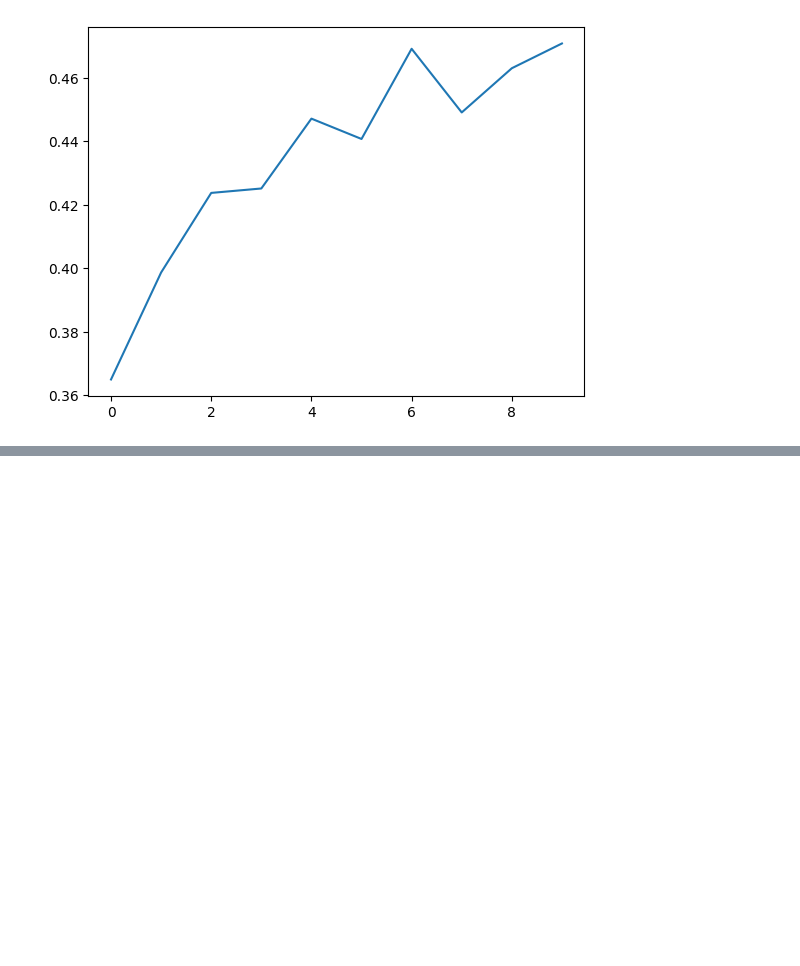
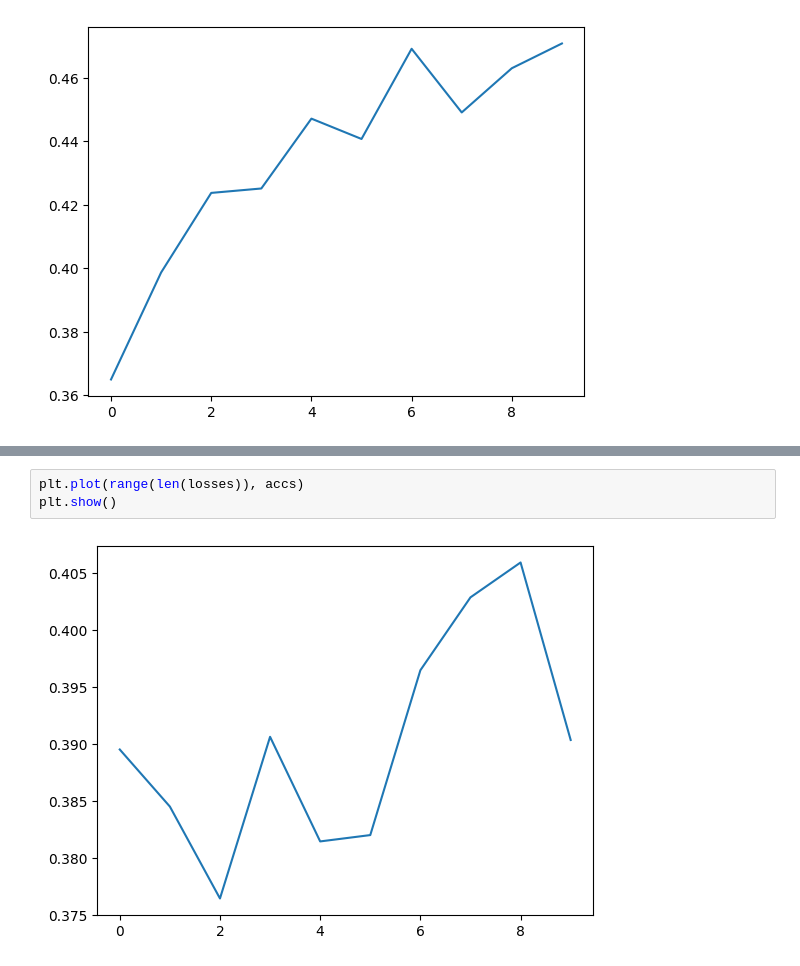
Before and after one commit to coolwuzizai/Emotion-AL, a Jupyter notebook: src/test.ipynb, the cells around one changed output, grey strips where cells are left out. Saved outputs shown, nothing was run; the diff lists cells and outputs as text; blank space fills up the shorter version.

```diff
--- a/src/test.ipynb
+++ b/src/test.ipynb
@@ -473,0 +495,5 @@ plt.show()
+# %%
+plt.plot(range(len(losses)), accs)
+plt.show()
+# %% [output]
+[figure, added]
```
Also changed, not shown: parts of 8 cells of this notebook.
